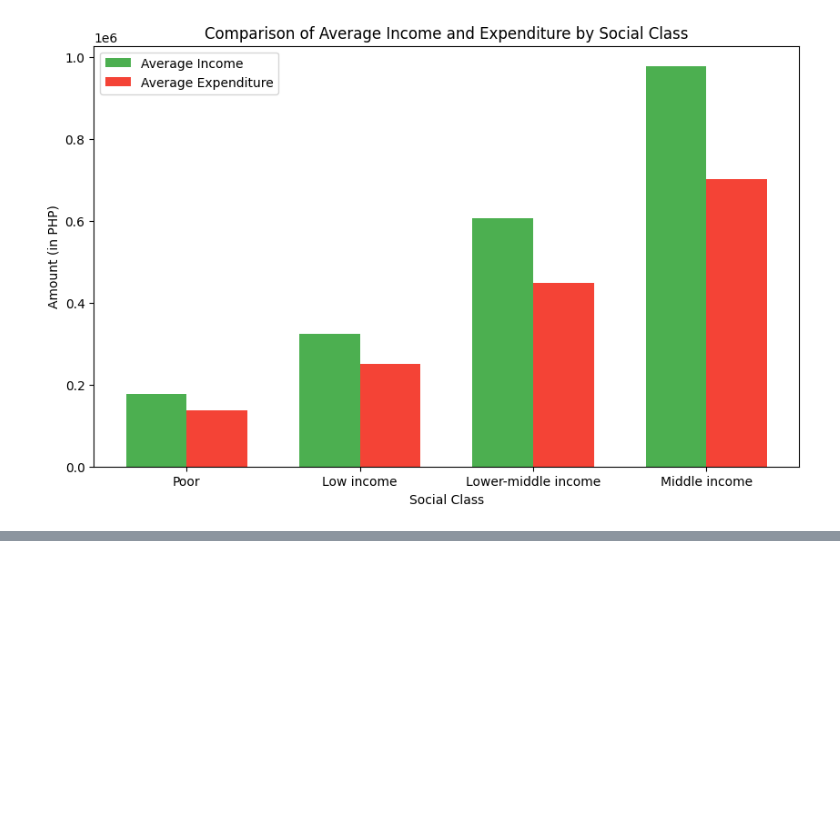
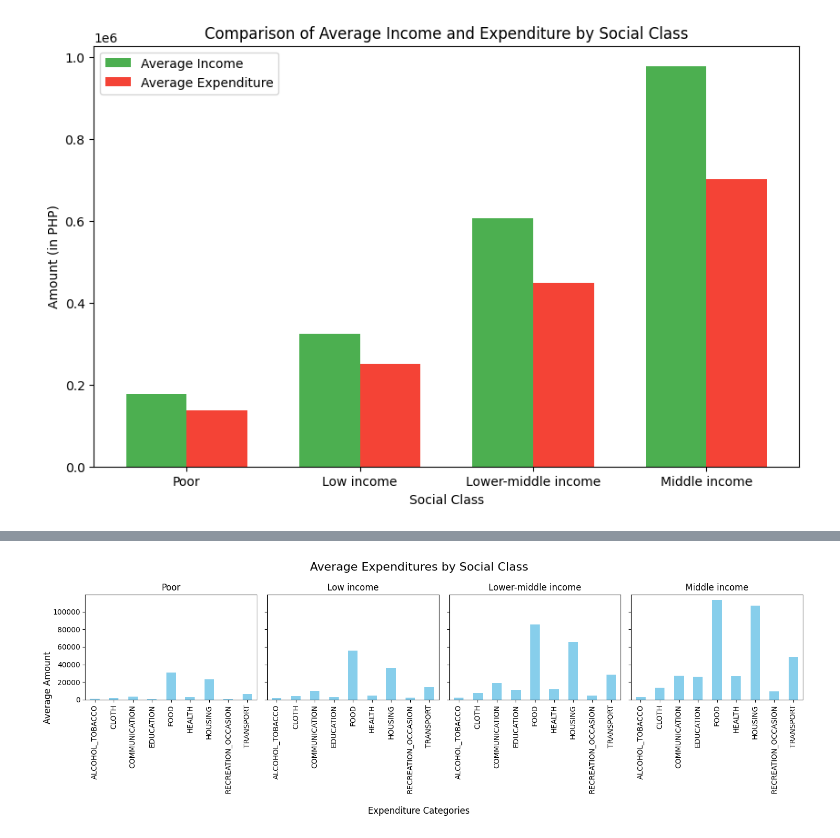
Before and after one commit to JoshuaEntrata/Data-Mining-Prelims-Project, a Jupyter notebook: notebooks/eda/others.ipynb, the cells around one changed output, grey strips where cells are left out. Cells and saved outputs as stored; diff of their text form; code cells hidden in the pictures; blank space fills up the shorter version.

```diff
--- a/notebooks/eda/others.ipynb
+++ b/notebooks/eda/others.ipynb
@@ -77,0 +122,20 @@ plt.show()
+# %%
+# Create subplots
+num_classes = len(avg_expenditure)
+fig, axes = plt.subplots(1, num_classes, figsize=(15, 5), sharey=True)
+
+# Plot each social class in its own subplot
+for ax, social_class in zip(axes, avg_expenditure.index):
+    avg_expenditure.loc[social_class].plot(kind='bar', ax=ax, color='skyblue')
+    ax.set_title(f'{social_class}')
+    ax.set_xlabel('')
+
+# Common labels
+fig.suptitle('Average Expenditures by Social Class', fontsize=16)
+fig.supxlabel('Expenditure Categories')
+fig.supylabel('Average Amount')
+
+plt.tight_layout()
+plt.show()
+# %% [output]
+[figure, added]
```
Also changed, not shown: parts of 1 cell of this notebook.
